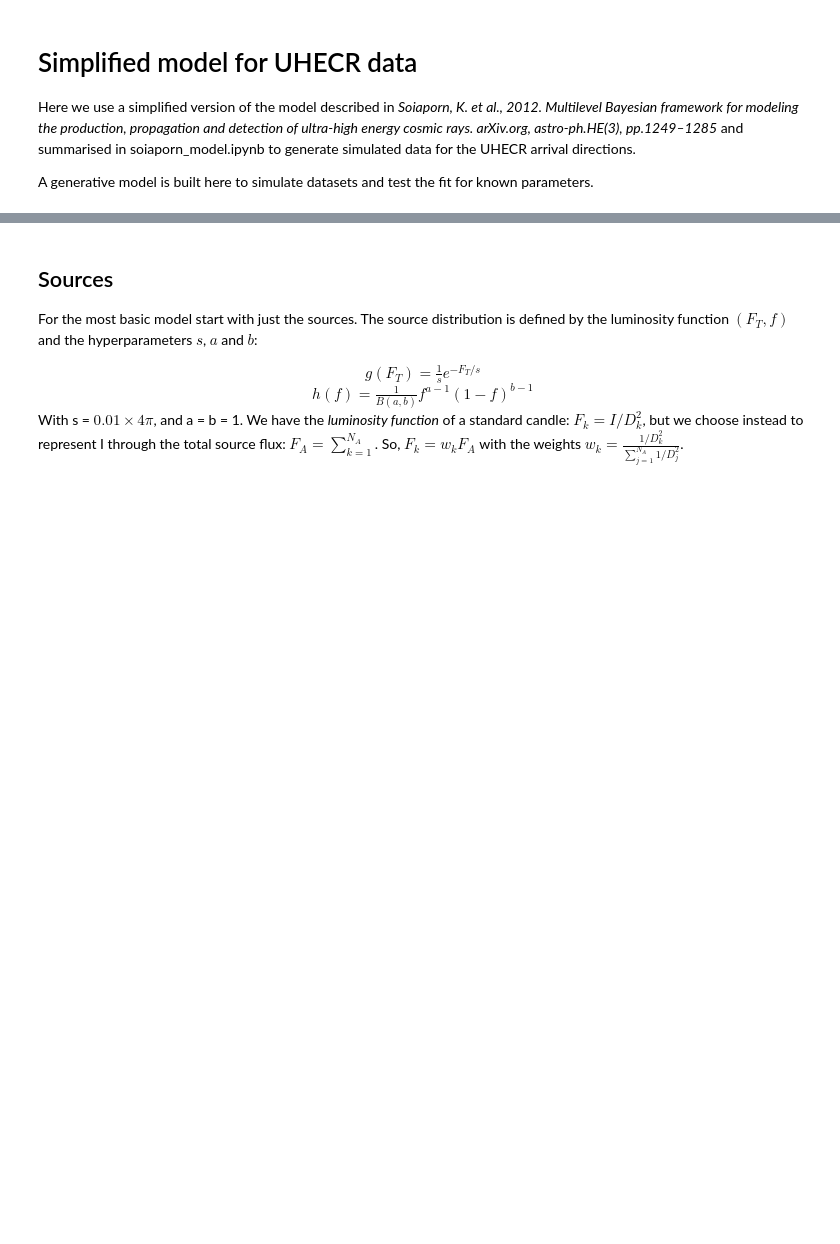
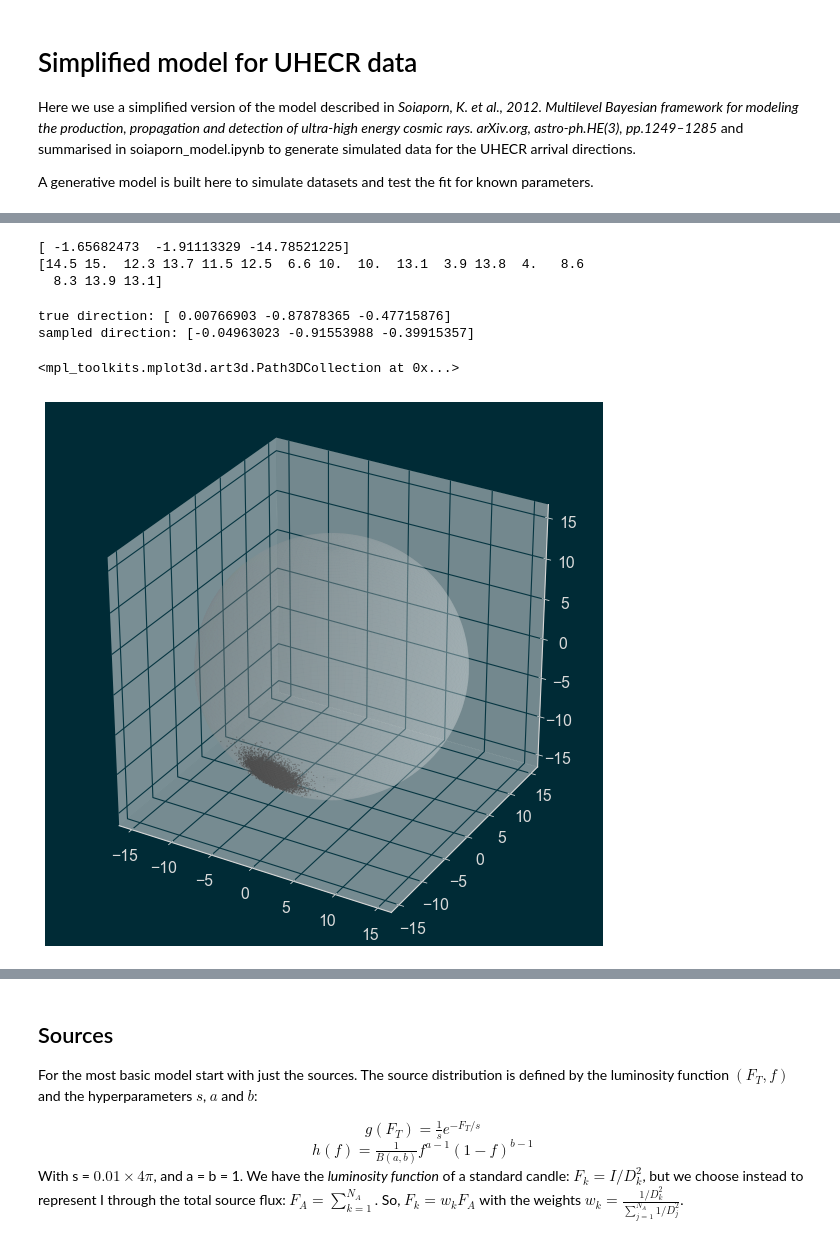
Before and after one commit to cescalara/fancy, a Jupyter notebook: soiaporn_model/simplified_model.ipynb, the cells around one changed output, grey strips where cells are left out. Cells and saved outputs as stored; diff of their text form; code cells hidden in the pictures; blank space fills up the shorter version.

Commit message:
Add  simulation of sources with von Mises - Fisher distribution

```diff
--- a/soiaporn_model/simplified_model.ipynb
+++ b/soiaporn_model/simplified_model.ipynb
@@ -14,0 +34,75 @@ from fancy import *
+# %%
+# testing
+skycoords = data.source['AGN'].coord
+omega = [skycoords.cartesian.x, skycoords.cartesian.y, skycoords.cartesian.z]
+mu = np.transpose(omega)[1]
+print (mu)
+print(np.transpose(data.source['AGN'].distance))
+
+from astropy.coordinates import *
+#Galactic().representation_info
+# %% [output]
+[ -1.65682473  -1.91113329 -14.78521225]
+[14.5 15.  12.3 13.7 11.5 12.5  6.6 10.  10.  13.1  3.9 13.8  4.   8.6
+  8.3 13.9 13.1]
+# %%
+from vMF import *
+from astropy.coordinates import SkyCoord
+from astropy import units as u
+
+# get the positions of the sources
+skycoords = data.source['AGN'].coord
+
+# convert to cartesian coordinates
+omega = [skycoords.cartesian.x, skycoords.cartesian.y, skycoords.cartesian.z]
+
+# define the concentration parameter
+kappa = 100
+
+# sample from the first source
+num_samples = 1000
+mu = np.transpose(omega)[0]
+
+# normalise to unit sphere
+norm = np.linalg.norm(mu)
+mu = mu / norm
+print ('true direction:',mu)
+
+# sample
+detected_coords = sample_vMF(mu, kappa, num_samples)
+print ('sampled direction:', detected_coords[0])
+
+# get x, y, z in Mpc
+x = np.transpose(detected_coords)[0] * norm
+y = np.transpose(detected_coords)[1] * norm
+z = np.transpose(detected_coords)[2] * norm
+# %% [output]
+true direction: [ 0.00766903 -0.87878365 -0.47715876]
+sampled direction: [-0.04963023 -0.91553988 -0.39915357]
+# %%
+from mpl_toolkits.mplot3d import Axes3D
+# have a look on a sphere to check
+
+def make_unit_sphere():
+    r = norm
+    pi = np.pi
+    cos = np.cos
+    sin = np.sin
+    phi, theta = np.mgrid[0.0:pi:100j, 0.0:2.0 * pi:100j]
+    x = r * sin(phi) * cos(theta)
+    y = r * sin(phi) * sin(theta)
+    z = r * cos(phi)
+    return x, y, z
+
+x_circ, y_circ, z_circ = make_unit_sphere()
+
+# plot generated points on a unit * norm sphere
+fig = plt.figure(figsize = [10, 10])
+ax = fig.add_subplot(111, projection = '3d')
+ax.plot_surface(x_circ, y_circ, z_circ,
+                rstride = 1, cstride = 1,
+                color = 'white', alpha = 0.2, linewidth = 0)
+ax.scatter(x,y,z, color = 'k', s = 1, alpha = 0.5)
+# %% [output]
+<mpl_toolkits.mplot3d.art3d.Path3DCollection at 0x...>
+[figure, added]
```
Also changed, not shown: parts of 5 cells of this notebook.
